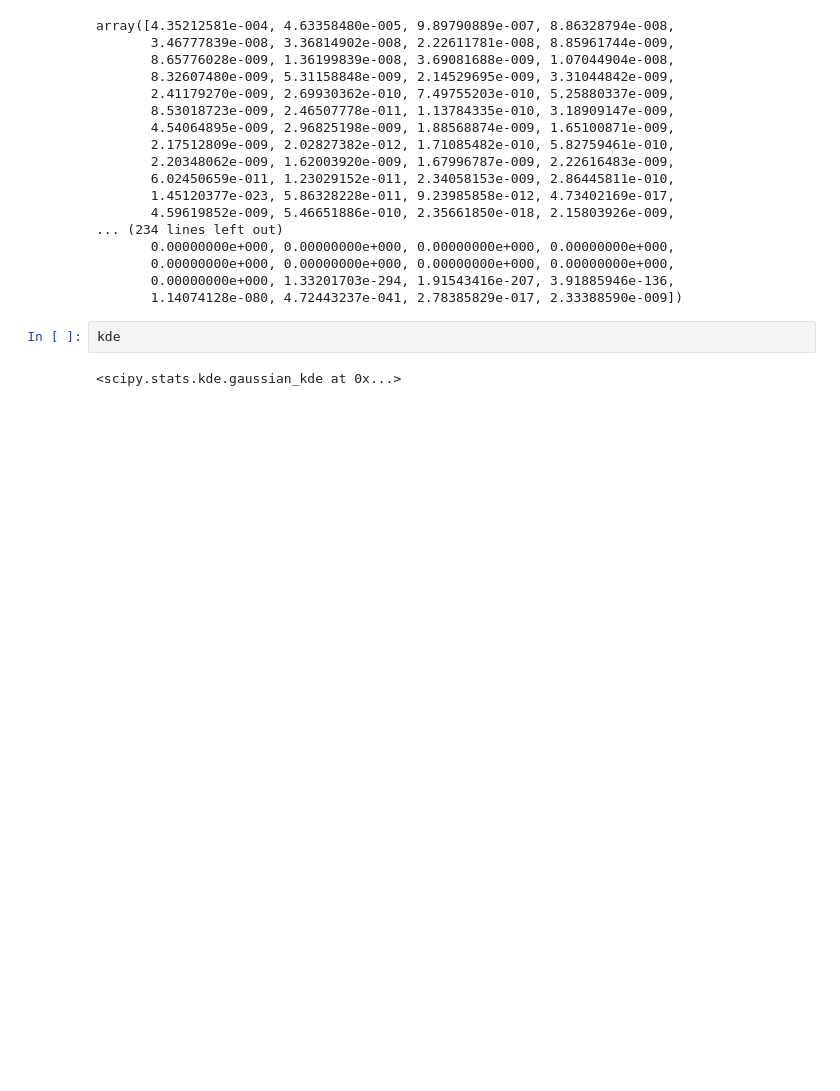
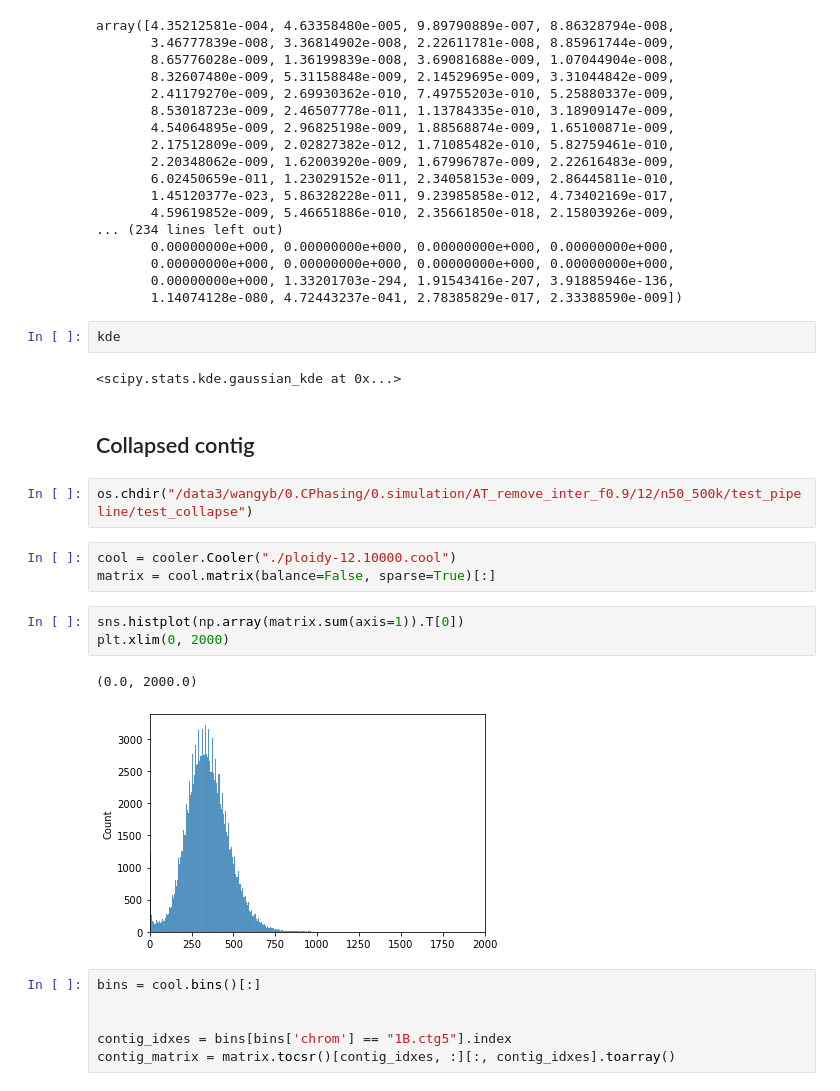
Before and after one commit to wangyibin/CPhasing, a Jupyter notebook: notebooks/hcr_from_contacts.ipynb, the cells around one changed output. Cells and saved outputs as stored; diff of their text form; blank space fills up the shorter version.

```diff
--- a/notebooks/hcr_from_contacts.ipynb
+++ b/notebooks/hcr_from_contacts.ipynb
@@ -162,3 +162,22 @@ array([4.35212581e-004, 4.63358480e-005, 9.89790889e-007, 8.86328794e-008,
 kde
 # %% [output]
 <scipy.stats.kde.gaussian_kde at 0x...>
+# %% [markdown]
+## Collapsed contig
+# %%
+os.chdir("/data3/wangyb/0.CPhasing/0.simulation/AT_remove_inter_f0.9/12/n50_500k/test_pipeline/test_collapse")
+# %%
+cool = cooler.Cooler("./ploidy-12.10000.cool")
+matrix = cool.matrix(balance=False, sparse=True)[:]
+# %%
+sns.histplot(np.array(matrix.sum(axis=1)).T[0])
+plt.xlim(0, 2000)
+# %% [output]
+(0.0, 2000.0)
+[figure, added]
+# %%
+bins = cool.bins()[:]
+
+
+contig_idxes = bins[bins['chrom'] == "1B.ctg5"].index
+contig_matrix = matrix.tocsr()[contig_idxes, :][:, contig_idxes].toarray()
```
Also changed, not shown: parts of 1 cell of this notebook, 9 other files.
